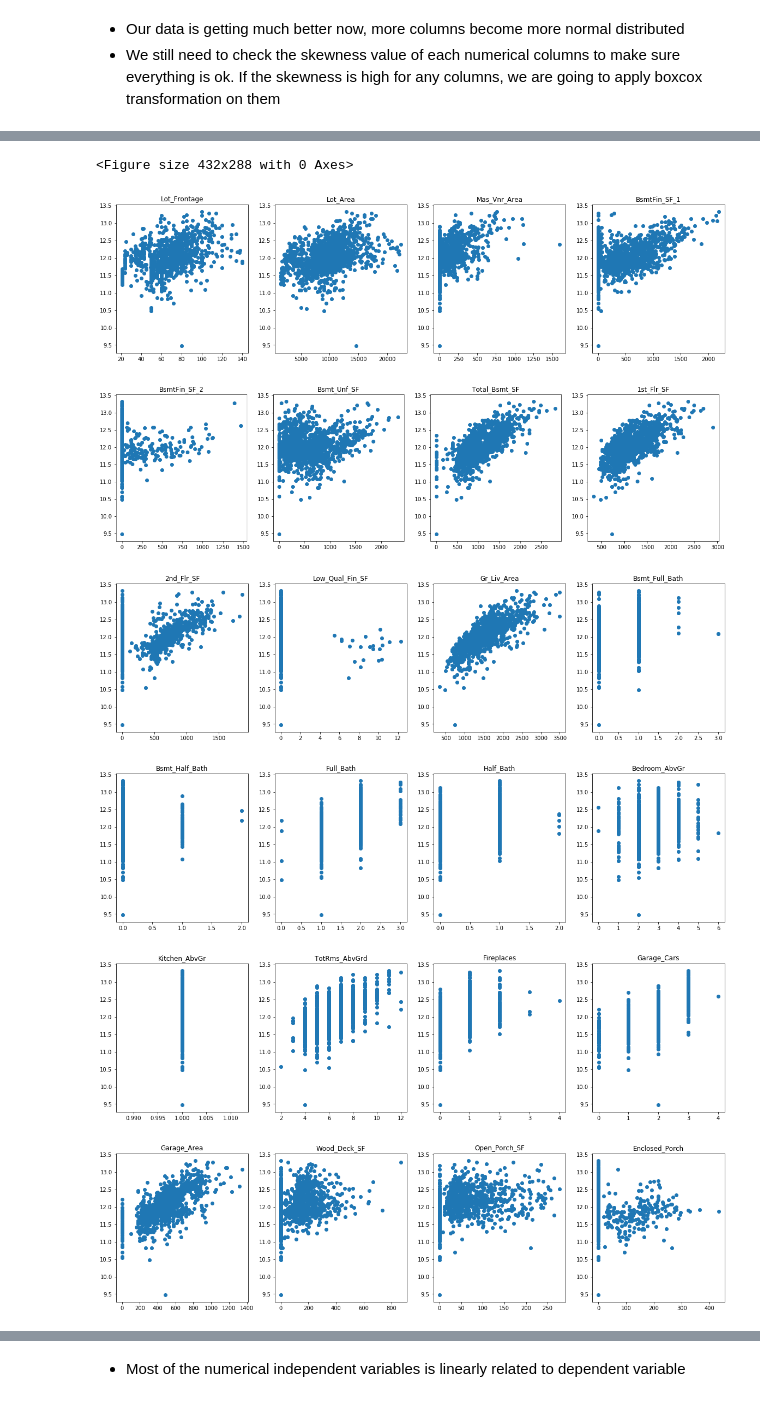
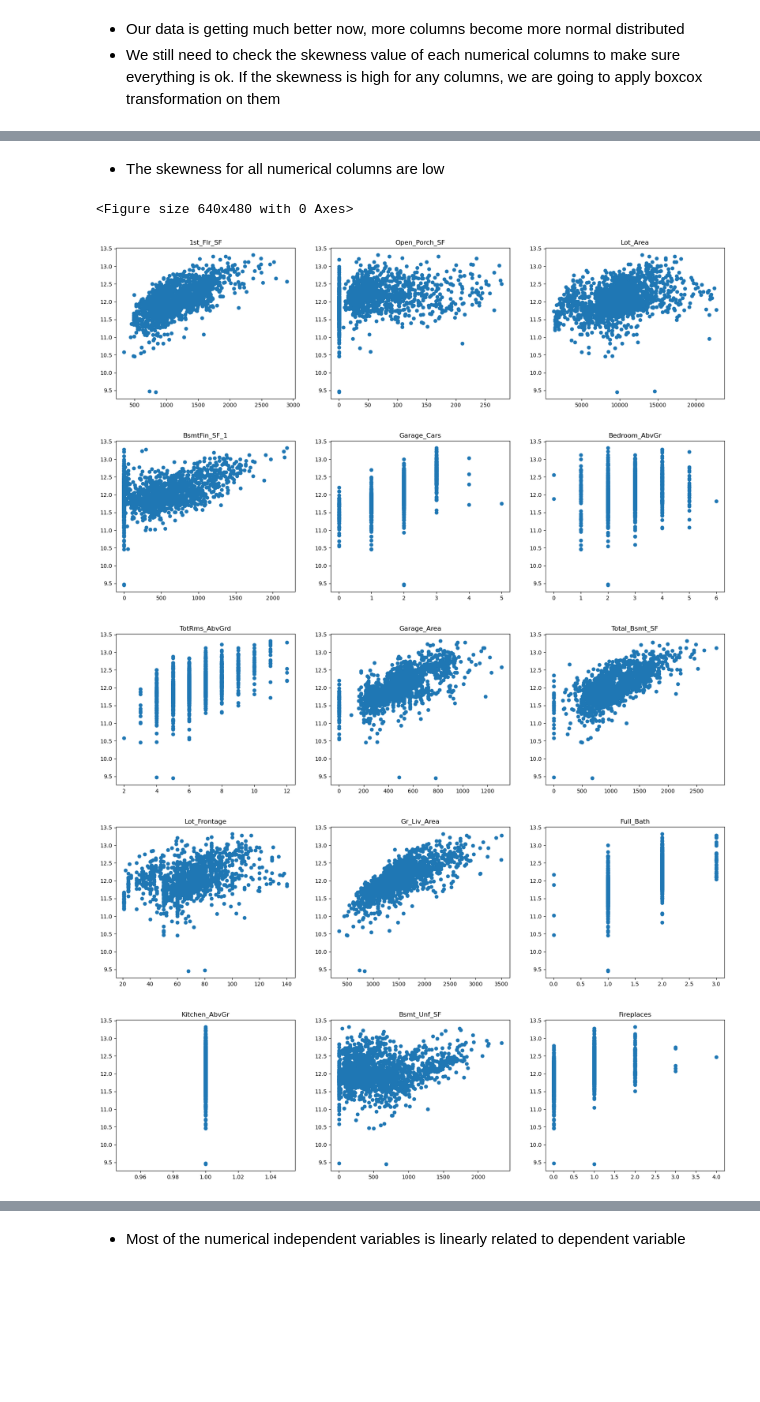
Before and after one commit to mtruongn93/Ames-Housing-Price-Prediction, a Jupyter notebook: House Price Prediction.ipynb, the cells around one changed output, grey strips where cells are left out. Drawn from its saved outputs; the diff is of its cells as text; code cells hidden in the pictures; blank space fills up the shorter version.

```diff
--- a/House Price Prediction.ipynb
+++ b/House Price Prediction.ipynb
@@ -259,10 +282,10 @@ outlier_row = [X_train[(X_train[col] < min_val[i]) | (X_train[col] > max_val[i])
 outlier_row = set([j for i in outlier_row for j in i])
 # %%
 # dropping these rows from our training datasets
-X_train.drop(set(outlier_row), inplace = True)
-y_train.drop(set(outlier_row), inplace = True)
+X.drop(set(outlier_row), inplace = True)
+y.drop(set(outlier_row), inplace = True)
 # %%
 plt.figure()
-for i in range(0,18,3):
-        subplot_histograms(X_train,remaining_col[i:i+3],remaining_col[i:i+3],ncol = 3, figsize = (20,5))
+for i in range(0,15,3):
+    subplot_histograms(X,remaining_numerical_col[i:i+3],remaining_numerical_col[i:i+3],ncol = 3, figsize = (20,5))
 # %% [output]
@@ -303,8 +318,0 @@ for i in range(0,18,3):
-# %%
-# Apply Box Cox transformation for all the comlumns shown above
-from scipy.special import boxcox1p
-for i in ['3Ssn_Porch', 'Low_Qual_Fin_SF', 'Misc_Val', 'Pool_Area']:
-    X_train[i] = boxcox1p(X_train[i], 0.15)
-
-for i in ['3Ssn_Porch', 'Low_Qual_Fin_SF', 'Misc_Val', 'Pool_Area']:
-    X_test[i] = boxcox1p(X_test[i], 0.15)
@@ -333,3 +319,5 @@ for i in ['3Ssn_Porch', 'Low_Qual_Fin_SF', 'Misc_Val', 'Pool_Area']:
+# %% [markdown]
+- The skewness for all numerical columns are low
 # %%
 # Plot scatters plot for columns that we want
 
@@ -338,22 +326,21 @@ for i in ['3Ssn_Porch', 'Low_Qual_Fin_SF', 'Misc_Val', 'Pool_Area']:
 # list_of_columns : columns of the dataframe that we want to plot - list of string
 # list_of_titles : titles of columns that we want to plot - list of string
 
-def subplot_scatter(dataframe, list_of_columns, list_of_titles, figsize = (20,5), ncol = 4):
+def subplot_scatter(dataframe, list_of_columns, list_of_titles, figsize = (20,5), ncol = 3):
     nrows = int(np.ceil(len(list_of_columns)/ncol)) # Makes sure you have enough rows
     fig, ax = plt.subplots(nrows=nrows, ncols=ncol,figsize = figsize)
     ax = ax.ravel() # Ravel turns a matrix into a vector, which is easier to iterate
     for i, column in enumerate(list_of_columns): # Gives us an index value to get into all our lists
-        ax[i].scatter(dataframe[column],y_train)
+        ax[i].scatter(dataframe[column],y)
         ax[i].set_title(list_of_titles[i])
 # %%
 plt.figure()
-for i in range(0,32,4):
-        subplot_scatter(X_train,numerical_columns[i:i+4],numerical_columns[i:i+4])
+for i in range(0,15,3):
+    subplot_scatter(X,remaining_numerical_col[i:i+3],remaining_numerical_col[i:i+3])
 # %% [output]
-<Figure size 432x288 with 0 Axes>
+<Figure size 640x480 with 0 Axes>
-[figure, old version]
+[figure, new version]
-[figure, old version]
+[figure, new version]
-[figure, old version]
+[figure, new version]
-[figure, old version]
+[figure, new version]
-[figure, old version]
+[figure, new version]
-[figure, removed]
```
Also changed, not shown: parts of 64 cells of this notebook, 1 other file.
